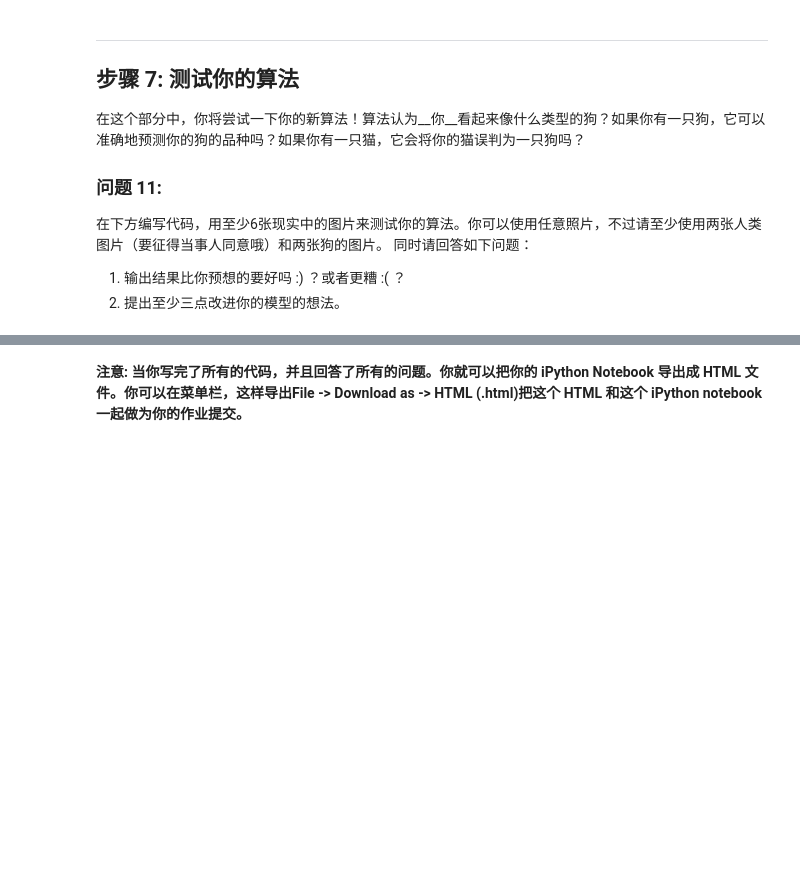
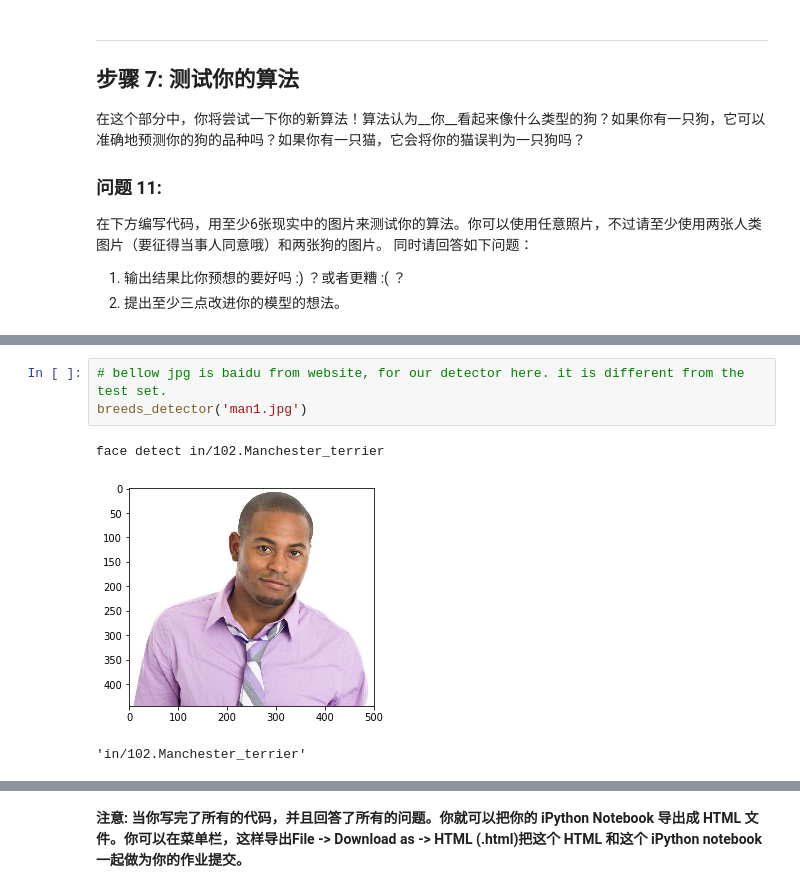
Before and after one commit to TomTorange/dog_app, a Jupyter notebook: dog_app_zh.ipynb, the cells around one changed output, grey strips where cells are left out. Saved outputs shown, nothing was run; the diff lists cells and outputs as text; blank space fills up the shorter version.

```diff
--- a/dog_app_zh.ipynb
+++ b/dog_app_zh.ipynb
@@ -907,0 +889,7 @@ dog breed is..in/005.Alaskan_malamute
+# %%
+# bellow jpg is baidu from website, for our detector here. it is different from the test set.
+breeds_detector('man1.jpg')
+# %% [output]
+face detect in/102.Manchester_terrier
+[figure, added]
+'in/102.Manchester_terrier'
```
Also changed, not shown: parts of 32 cells of this notebook.
